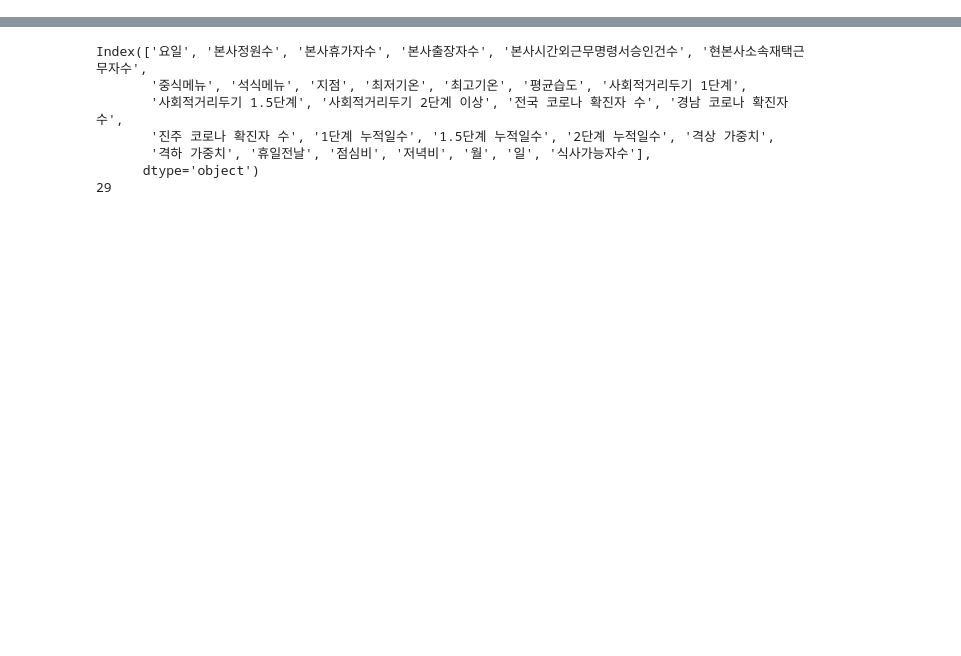
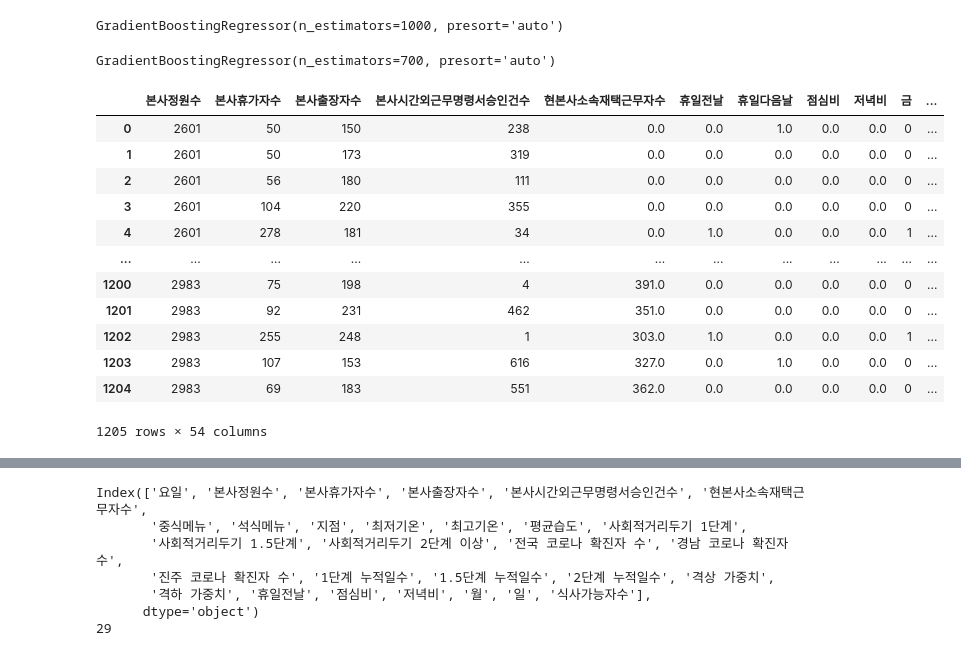
Before and after one commit to hong1468/Dacon_LH_cafeteria, a Jupyter notebook: jc/0722_모델링.ipynb, the cells around one changed output, grey strips where cells are left out. Drawn from its saved outputs; the diff is of its cells as text; code cells hidden in the pictures; blank space fills up the shorter version.

```diff
--- a/disability_jm/0718 모델링.ipynb
+++ b/jc/0722_모델링.ipynb
@@ -101,0 +43,8 @@ test.drop(['일자','조식메뉴'],axis=1,inplace=True)
+# %%
+lunch_train_X = lunch[~lunch['중식계'].isnull()].drop(columns=['중식계', '석식계'])
+lunch_train_y = lunch[~lunch['중식계'].isnull()]['중식계']
+dinner_train_X = dinner[~dinner['석식계'].isnull()].drop(columns=['중식계', '석식계'])
+dinner_train_y = dinner[~dinner['석식계'].isnull()]['석식계']
+
+lunch_test_X = lunch[lunch['중식계'].isnull()].drop(columns=['중식계', '석식계']).reset_index(drop=True)
+dinner_test_X = dinner[dinner['석식계'].isnull()].drop(columns=['중식계', '석식계']).reset_index(drop=True)
@@ -101,0 +137,33 @@ test.drop(['일자','조식메뉴'],axis=1,inplace=True)
+# %%
+final_lunch_gbm.fit(lunch_train_X, lunch_train_y)
+# %% [output]
+GradientBoostingRegressor(n_estimators=1000, presort='auto')
+# %%
+final_dinner_gbm=GradientBoostingRegressor(alpha=0.9, criterion='friedman_mse', init=None,
+             learning_rate=0.1, loss='ls', max_depth=3, max_features=None,
+             max_leaf_nodes=None, min_impurity_decrease=0.0,
+             min_impurity_split=None, min_samples_leaf=1,
+             min_samples_split=2, min_weight_fraction_leaf=0.0,
+             n_estimators=700, n_iter_no_change=None, presort='auto',
+             random_state=None, subsample=1.0, tol=0.0001,
+             validation_fraction=0.1, verbose=0, warm_start=False)
+# %%
+final_dinner_gbm.fit(dinner_train_X, dinner_train_y)
+# %% [output]
+GradientBoostingRegressor(n_estimators=700, presort='auto')
+# %%
+dinner_train_X
+# %% [output]
+|  | 본사정원수 | 본사휴가자수 | 본사출장자수 | 본사시간외근무명령서승인건수 | 현본사소속재택근무자수 | 휴일전날 | 휴일다음날 | 점심비 | 저녁비 | 금 | ... |
+| 0 | 2601 | 50 | 150 | 238 | 0.0 | 0.0 | 1.0 | 0.0 | 0.0 | 0 | ... |
+| 1 | 2601 | 50 | 173 | 319 | 0.0 | 0.0 | 0.0 | 0.0 | 0.0 | 0 | ... |
+| 2 | 2601 | 56 | 180 | 111 | 0.0 | 0.0 | 0.0 | 0.0 | 0.0 | 0 | ... |
+| 3 | 2601 | 104 | 220 | 355 | 0.0 | 0.0 | 0.0 | 0.0 | 0.0 | 0 | ... |
+| 4 | 2601 | 278 | 181 | 34 | 0.0 | 1.0 | 0.0 | 0.0 | 0.0 | 1 | ... |
+| ... | ... | ... | ... | ... | ... | ... | ... | ... | ... | ... | ... |
+| 1200 | 2983 | 75 | 198 | 4 | 391.0 | 0.0 | 0.0 | 0.0 | 0.0 | 0 | ... |
+| 1201 | 2983 | 92 | 231 | 462 | 351.0 | 0.0 | 0.0 | 0.0 | 0.0 | 0 | ... |
+| 1202 | 2983 | 255 | 248 | 1 | 303.0 | 1.0 | 0.0 | 0.0 | 0.0 | 1 | ... |
+| 1203 | 2983 | 107 | 153 | 616 | 327.0 | 0.0 | 1.0 | 0.0 | 0.0 | 0 | ... |
+| 1204 | 2983 | 69 | 183 | 551 | 362.0 | 0.0 | 0.0 | 0.0 | 0.0 | 0 | ... |
+1205 rows × 54 columns
```
Also changed, not shown: parts of 22 cells of this notebook, 21 other files.
